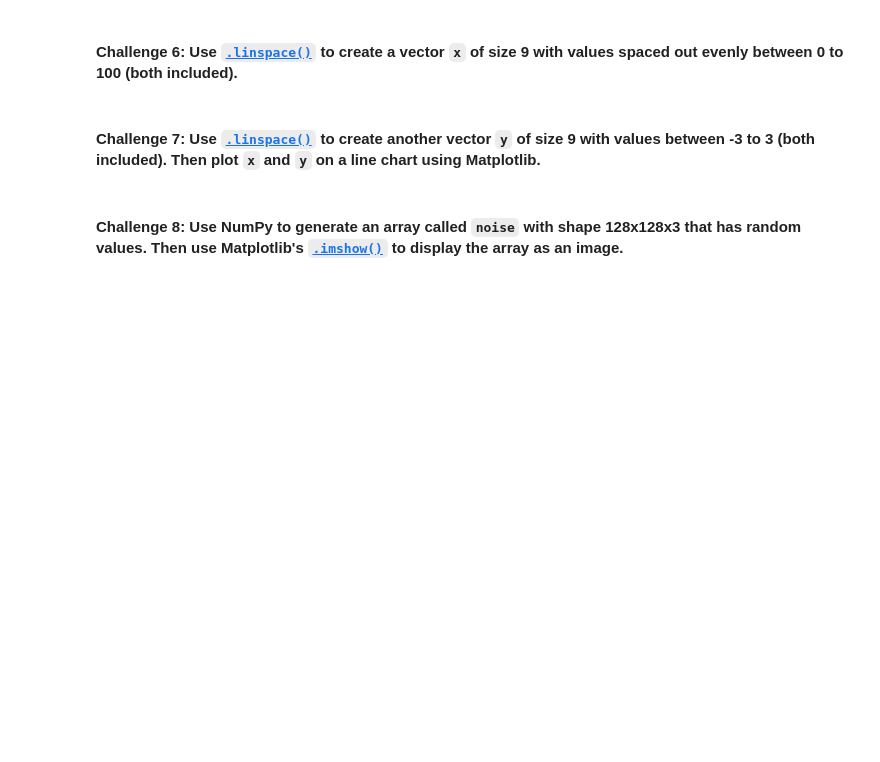
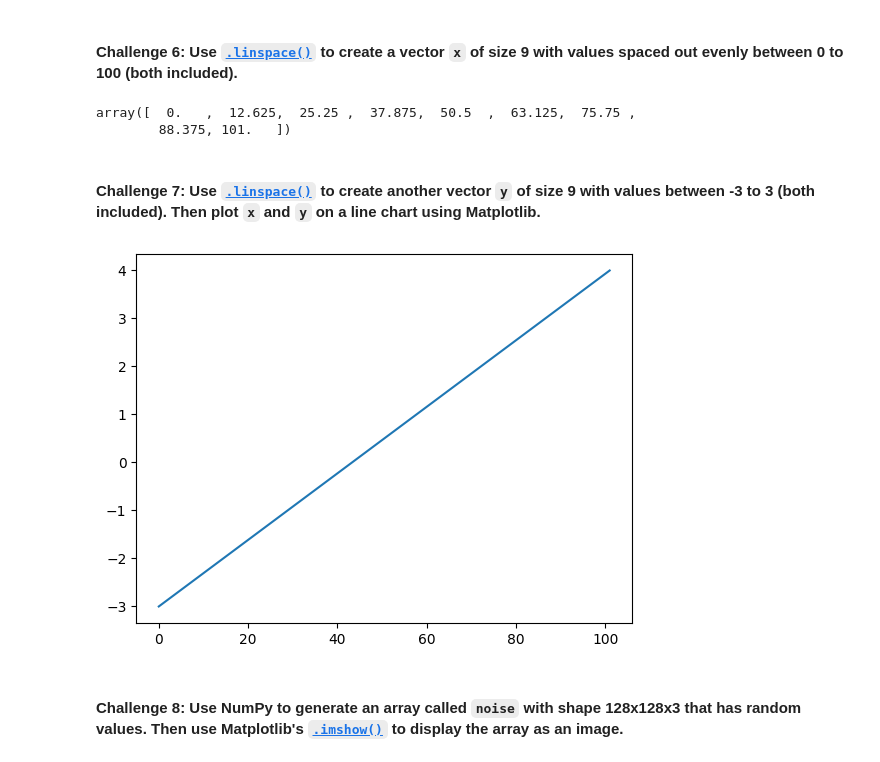
Before and after one commit to J-Bills/day_77, a Jupyter notebook: Computation with NumPy (start)/Computation_with_NumPy_and_N_Dimensional_Arrays_(start).ipynb, the cells around one changed output. Drawn from its saved outputs; the diff is of its cells as text; code cells hidden in the pictures; blank space fills up the shorter version.

```diff
--- a/Computation with NumPy (start)/Computation_with_NumPy_and_N_Dimensional_Arrays_(start).ipynb
+++ b/Computation with NumPy (start)/Computation_with_NumPy_and_N_Dimensional_Arrays_(start).ipynb
@@ -157,6 +183,18 @@ Hint: Use the [`.random()` function](https://numpy.org/doc/stable/reference/rand
 # %% [markdown]
 #### **Challenge 6**: Use [`.linspace()`](https://numpy.org/doc/stable/reference/generated/numpy.linspace.html) to create a vector `x` of size 9 with values spaced out evenly between 0 to 100 (both included).
+# %%
+x = np.linspace(0,101, num=9)
+x
+# %% [output]
+array([  0.   ,  12.625,  25.25 ,  37.875,  50.5  ,  63.125,  75.75 ,
+        88.375, 101.   ])
 # %% [markdown]
 #### **Challenge 7**: Use [`.linspace()`](https://numpy.org/doc/stable/reference/generated/numpy.linspace.html) to create another vector `y` of size 9 with values between -3 to 3 (both included). Then plot `x` and `y` on a line chart using Matplotlib.
+# %%
+y = np.linspace(-3,4,num=9)
+plt.plot(x,y)
+plt.draw()
+# %% [output]
+[figure, added]
 # %% [markdown]
 #### **Challenge 8**: Use NumPy to generate an array called `noise` with shape 128x128x3 that has random values. Then use Matplotlib's [`.imshow()`](https://matplotlib.org/3.1.1/api/_as_gen/matplotlib.pyplot.imshow.html) to display the array as an image.
```
Also changed, not shown: parts of 8 cells of this notebook.
